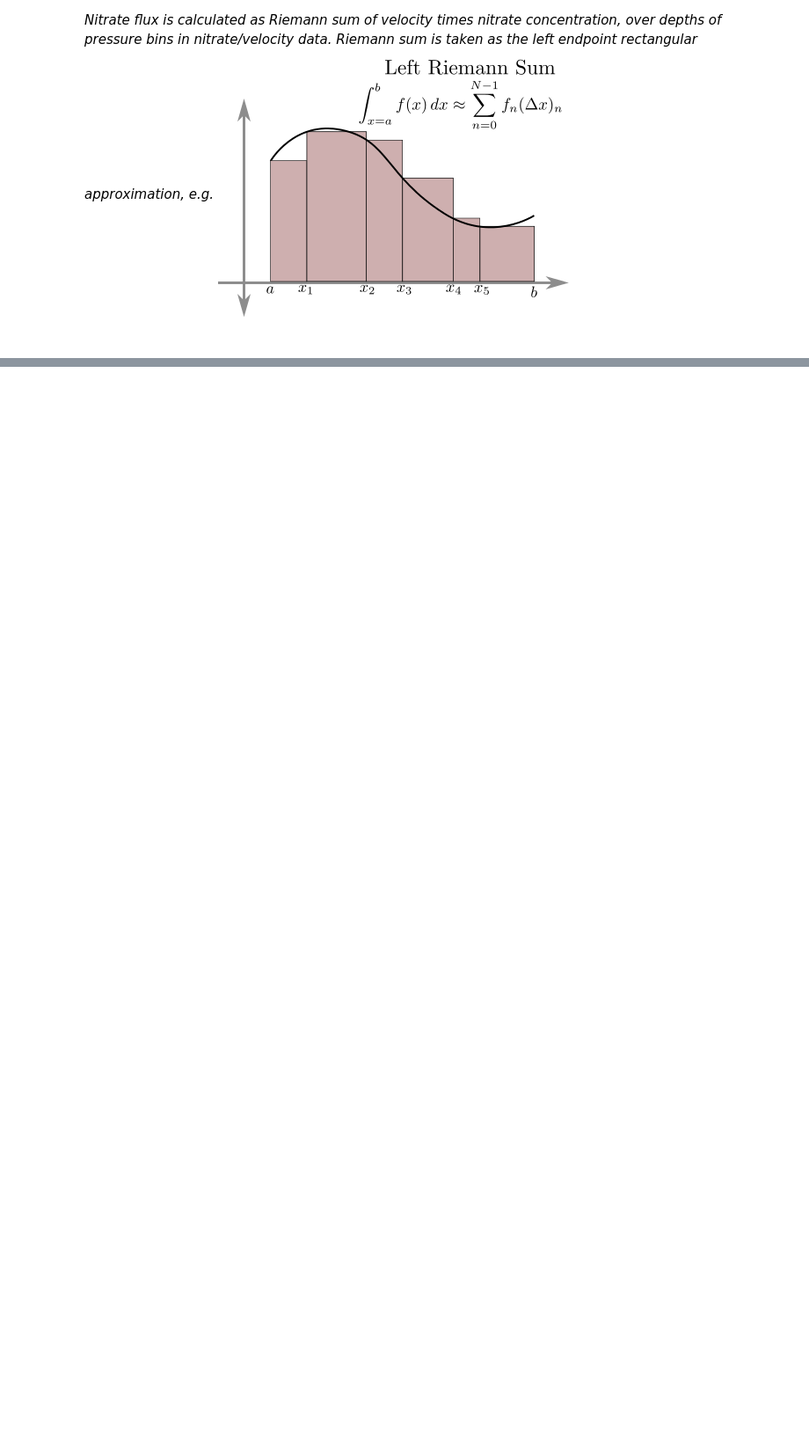
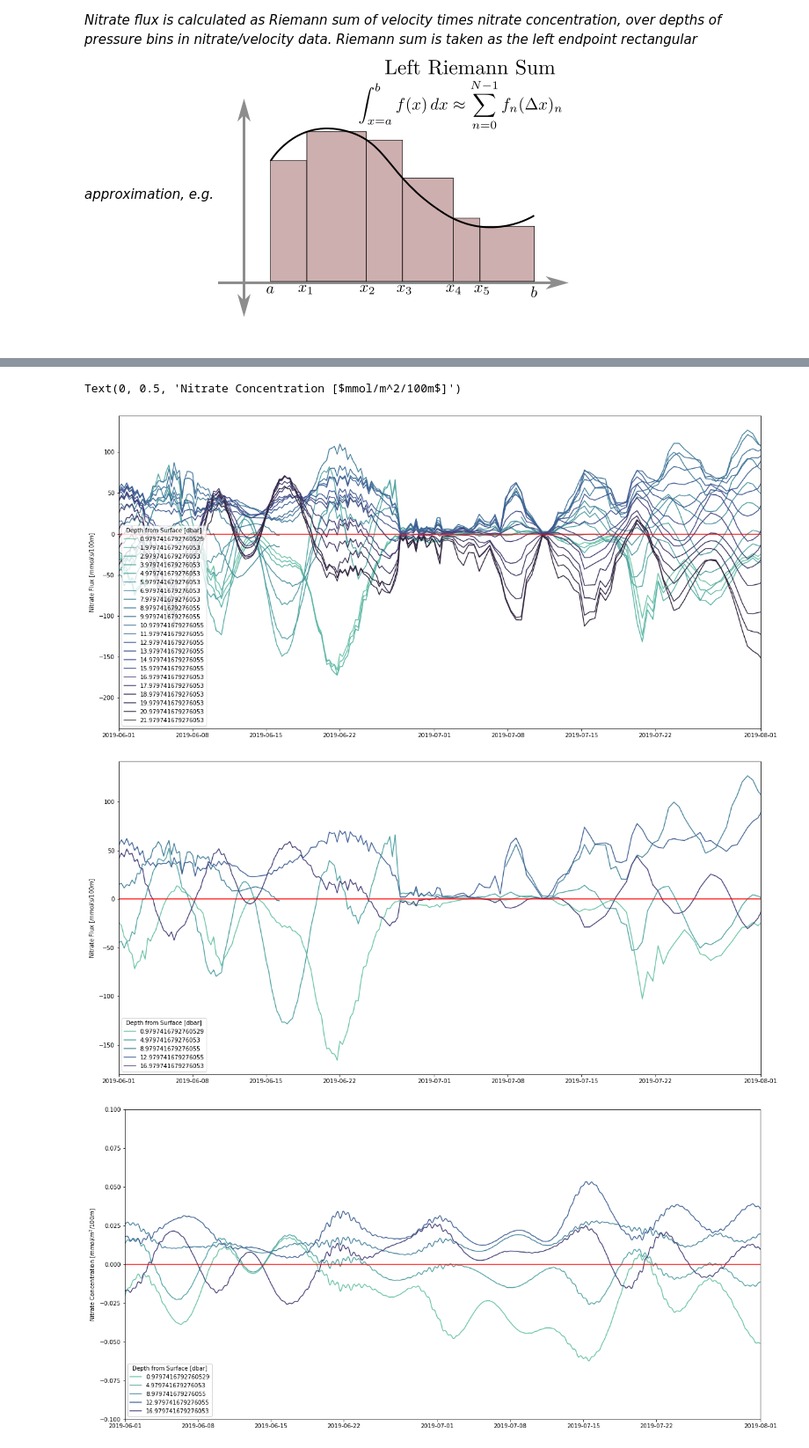
Before and after one commit to ascherer97/REU21, a Jupyter notebook: Inshore Analysis/nitrate_flux_constant.ipynb, the cells around one changed output, grey strips where cells are left out. Shown at 88% size. Drawn from its saved outputs; the diff is of its cells as text; code cells hidden in the pictures; blank space fills up the shorter version.

```diff
--- a/Inshore Analysis/nitrate_flux_constant.ipynb
+++ b/Inshore Analysis/nitrate_flux_constant.ipynb
@@ -203,3 +219,12 @@ for i,t in enumerate(time_grid):
+# %%
+for i,nd in enumerate(nitrate_grid.T[-bottom_layer_bins:]):
+    for j,nt in enumerate(nd):
+        #print(nt)
+        if np.isnan(nitrate_grid.T[-bottom_layer_bins+i+1][j]) and ~np.isnan(nt):
+            if -bottom_layer_bins+i+1 == 0: #skip bottom bin
+                pass
+            else:
+                nitrate_grid.T[-bottom_layer_bins+i+1][j] = nt
 # %% [markdown]
 # Calculate Nitrate Flux from Velocity and Nitrate Data
 # %%
@@ -219,10 +244,9 @@ array([1., 1., 1., 1., 1., 1., 1., 1., 1., 1., 1., 1., 1., 1., 1., 1., 1.,
 
 *Nitrate flux is calculated as Riemann sum of velocity times nitrate concentration, over depths of pressure bins in nitrate/velocity data. Riemann sum is taken as the left endpoint rectangular approximation, e.g.* ![image.png](attachment:c10c7f89-b121-46db-913b-6b84f86c6192.png)
 # %%
-cs_bar = ds
 for i in range(len(nitrate_grid)):
     for j in range(len(nitrate_grid.T)):
         #leave nan values as nan in case they do not match up b/t cs and nit
         #if not np.isnan(nitrate_grid[i][j]) & np.isnan(cs_bar[i][j]):
             #nitrate flux in mmol/s/meter coastline
-        nflux[i][j] = nitrate_grid[i][j] * ds['cs_bar'].values.T[i][j] * dz[j]
+        nflux[i][j] = nitrate_grid[i][j] * cs_bar[j][i] * dz[j]
@@ -335,0 +255,8 @@ plt.legend(handles=nflux_label,loc=3)
+# %%
+mask = ~np.isnan(nitrate_grid.T)
+zeros = np.zeros(len(time_grid))
+t1 = np.datetime64('2019-06-01 00:00:00')
+t2 = np.datetime64('2019-08-01 00:00:00')
+# %%
+cs = ds['cs_bar'].values
+vel_mask = ~np.isnan(cs)
@@ -335,0 +265,46 @@ plt.legend(handles=nflux_label,loc=3)
+# %%
+plt.figure(figsize=(20,10))
+
+cdict = cm.tools.get_dict(cm.deep, N=len(nitrate_grid.T))
+deep = LinearSegmentedColormap('cmap', cdict)
+nfline = []
+for i,nf in enumerate(nflux.T):
+    nfline.append('')
+    nfline[i], = plt.plot(time_grid[mask[i]],nf[mask[i]]*100,'-',color=deep(0.3+0.7*i/len(nflux.T)),label=pressure_grid[i])
+plt.legend(title='Depth from Surface [dbar]',loc=3)
+plt.plot(time_grid,zeros,'r')
+plt.xlim([t1,t2])
+plt.ylabel('Nitrate Flux [$mmol/s/100m$]')
+
+
+plt.figure(figsize=(20,10))
+cdict = cm.tools.get_dict(cm.deep, N=len(nitrate_grid.T))
+deep = LinearSegmentedColormap('cmap', cdict)
+nfline = []
+for i,nf in enumerate(nflux.T):
+    nfline.append('')
+    if i%4 == 0 and pressure_grid[i] < 20:
+        nfline[i], = plt.plot(time_grid[mask[i]],nf[mask[i]]*100,'-',color=deep(0.3+0.7*i/len(nflux.T)),label=pressure_grid[i])
+plt.legend(title='Depth from Surface [dbar]',loc=3)
+plt.plot(time_grid,zeros,'r')
+plt.xlim([t1,t2])
+plt.ylabel('Nitrate Flux [$mmol/s/100m$]')
+
+plt.figure(figsize=(20,10))
+cdict = cm.tools.get_dict(cm.deep, N=len(cs))
+deep = LinearSegmentedColormap('cmap', cdict)
+nfline = []
+for i,n in enumerate(cs):
+    nfline.append('')
+    if i%4 == 0 and pressure_grid[i] < 20:
+        nfline[i], = plt.plot(time_grid[vel_mask[i]],n[vel_mask[i]],'-',color=deep(0.3+0.7*i/len(cs)),label=pressure_grid[i])
+plt.legend(title='Depth from Surface [dbar]',loc=3)
+plt.plot(time_grid,zeros,'r')
+plt.xlim([t1,t2])
+plt.ylim([-0.1,0.1])
+plt.ylabel('Nitrate Concentration [$mmol/m^2/100m$]')
+# %% [output]
+Text(0, 0.5, 'Nitrate Concentration [$mmol/m^2/100m$]')
+[figure, added]
+[figure, added]
+[figure, added]
```
Also changed, not shown: parts of 31 cells of this notebook, 8 other files.
